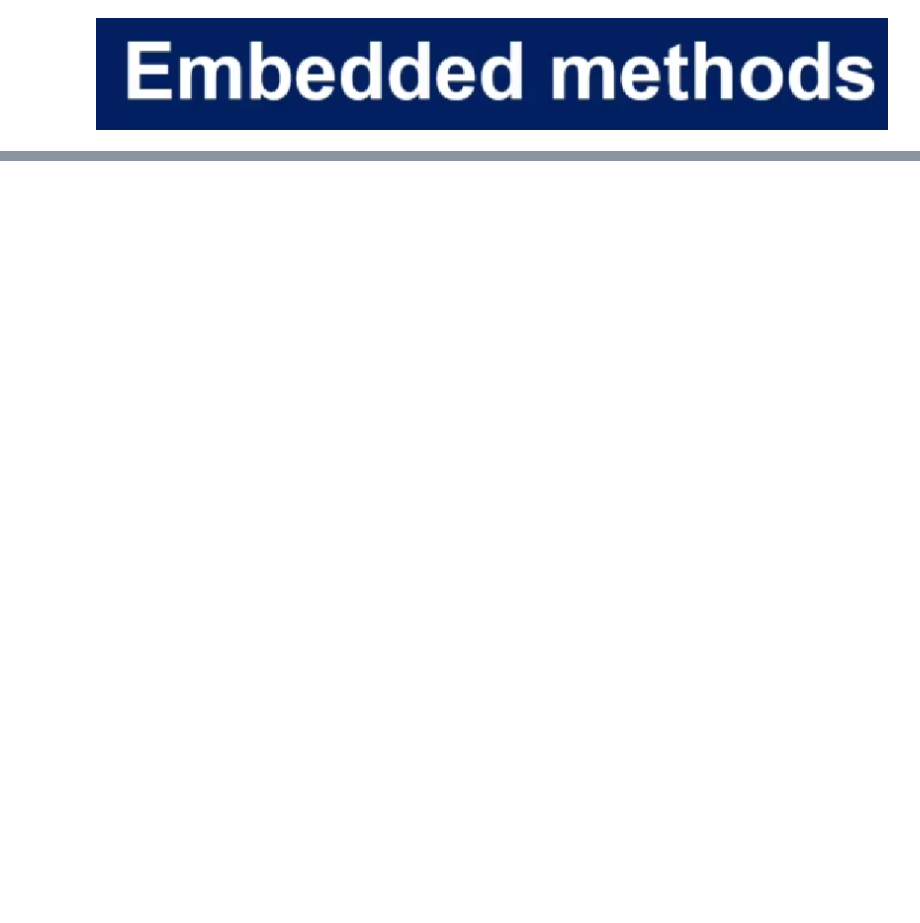
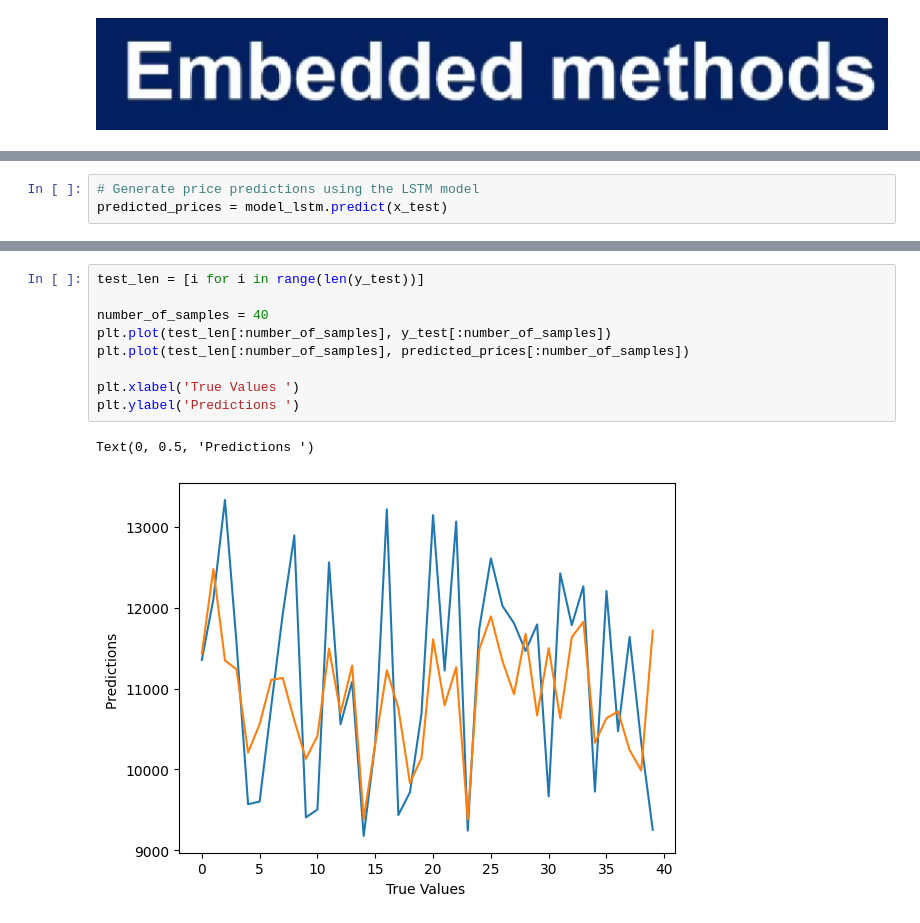
Before and after one commit to elfailali/Moroccan-all-shares-index-forcasting, a Jupyter notebook: notebooks/preprocessing.ipynb, the cells around one changed output, grey strips where cells are left out. Saved outputs shown, nothing was run; the diff lists cells and outputs as text; blank space fills up the shorter version.

Commit message:
Preprocess the dataset and modeling

```diff
--- a/notebooks/preprocessing.ipynb
+++ b/notebooks/preprocessing.ipynb
@@ -95,0 +531,3 @@ Modeling
+# %%
+# Generate price predictions using the LSTM model
+predicted_prices = model_lstm.predict(x_test)
@@ -95,0 +536,12 @@ Modeling
+# %%
+test_len = [i for i in range(len(y_test))]
+
+number_of_samples = 40
+plt.plot(test_len[:number_of_samples], y_test[:number_of_samples])
+plt.plot(test_len[:number_of_samples], predicted_prices[:number_of_samples])
+
+plt.xlabel('True Values ')
+plt.ylabel('Predictions ')
+# %% [output]
+Text(0, 0.5, 'Predictions ')
+[figure, added]
```
Also changed, not shown: parts of 38 cells of this notebook, 2 other files.
